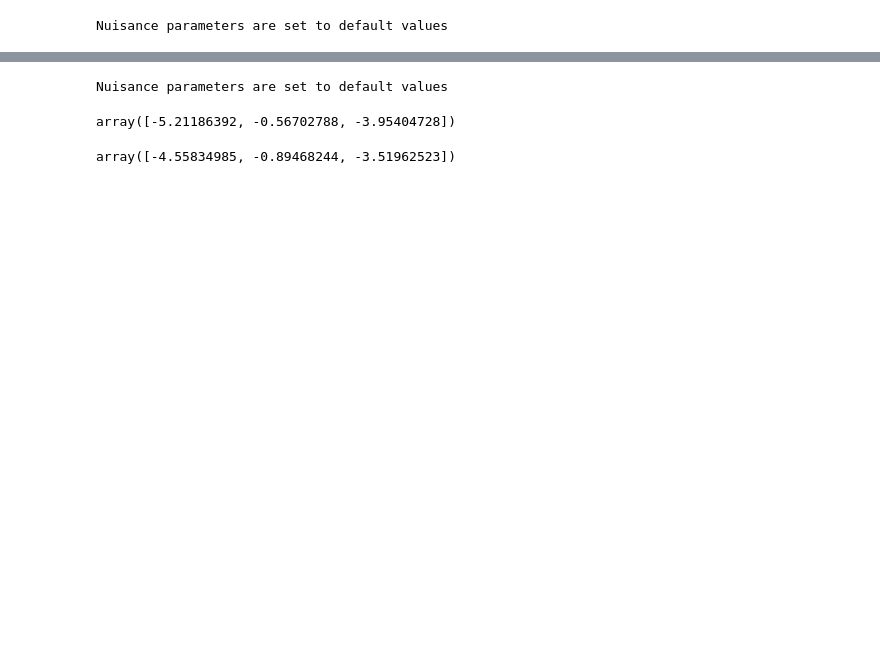
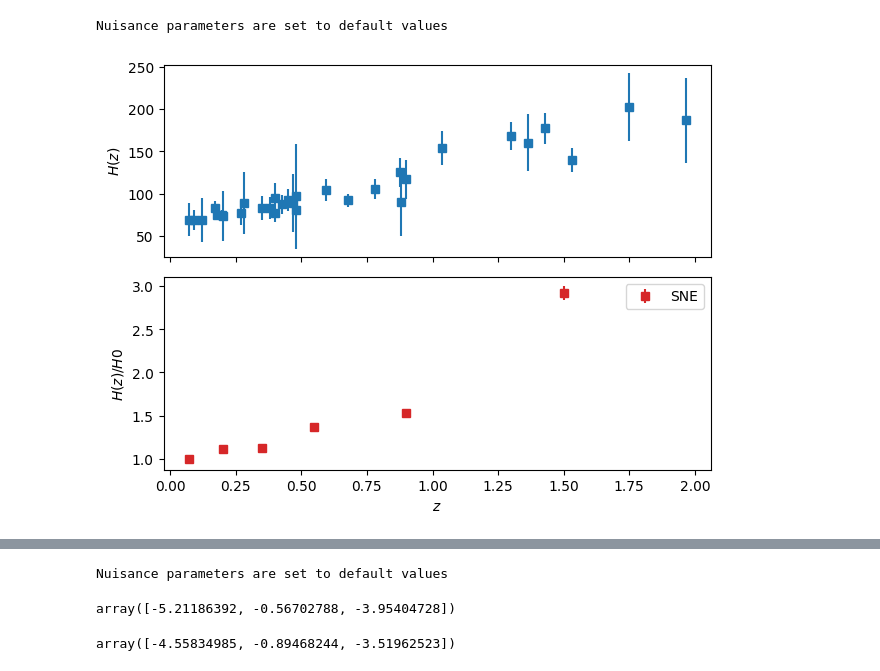
Before and after one commit to cosomelet/marcia, a Jupyter notebook: Notebooks/data.ipynb, the cells around one changed output, grey strips where cells are left out. Drawn from its saved outputs; the diff is of its cells as text; code cells hidden in the pictures; blank space fills up the shorter version.

```diff
--- a/Notebooks/data.ipynb
+++ b/Notebooks/data.ipynb
@@ -13,4 +14,23 @@ d = Data(['CC','BAO'])
-# %%
-x,y, cov = d()
-# %% [output]
-Nuisance parameters are set to default values
+# %%
+data_list = ['CC', 'SNE']
+d = Data(data_list)
+x,y, cov = d()
+
+# Plot each dataset in a different panel for clarity making sure to use the same x-axis for all
+# panels with tight layout joining the panels together
+fig, ax = plt.subplots(2,1, sharex=True)
+fig.subplots_adjust(hspace=-1)
+
+ax[0].errorbar(d.x['x0'], d.y['y0'], yerr= np.sqrt(np.diagonal(d.covar['covar0'])), marker='s', ls='none', color='tab:blue', label=d.data[0])
+ax[1].errorbar(d.x['x1'], d.y['y1'] , yerr= np.sqrt(np.diagonal(d.covar['covar1'])), marker='s', ls='none', color='tab:red', label=d.data[1])
+
+ax[0].set_ylabel('$H(z)$')
+ax[1].set_ylabel('$H(z)/H0$')
+ax[1].set_xlabel('$z$')
+
+plt.tight_layout()
+plt.gca().legend()
+plt.show()
+# %% [output]
+Nuisance parameters are set to default values
+[figure, added]
```
Also changed, not shown: parts of 11 cells of this notebook, 2 other files.
